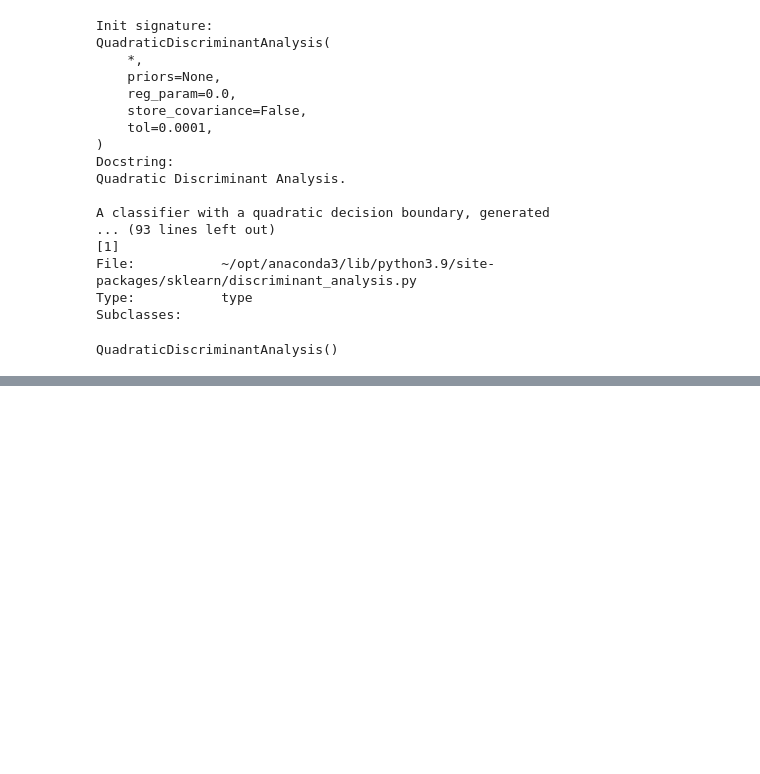
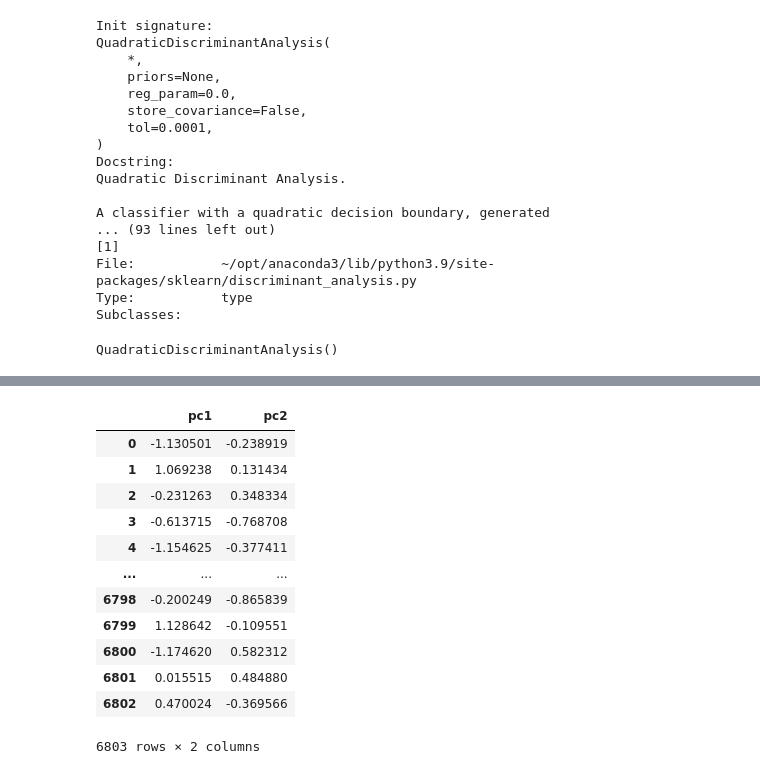
Before and after one commit to eric-martinet/Project7_SupervisedLearningNetflix, a Jupyter notebook: notebook/Netflix_QuadracticDiscriminantAnalysis.ipynb, the cells around one changed output, grey strips where cells are left out. Saved outputs shown, nothing was run; the diff lists cells and outputs as text; code cells hidden in the pictures; blank space fills up the shorter version.

```diff
--- a/notebook/Netflix_QuadracticDiscriminantAnalysis.ipynb
+++ b/notebook/Netflix_QuadracticDiscriminantAnalysis.ipynb
@@ -115,0 +114,25 @@ Confusion matrix
+# %%
+## Feature selection: PCA
+
+from sklearn.decomposition import PCA
+features = X
+
+pca = PCA(n_components=2)
+components = pca.fit_transform(X)
+
+pca_data = pd.DataFrame(data = components, columns = ['pc1', 'pc2'])
+pca_data
+# %% [output]
+|  | pc1 | pc2 |
+| 0 | -1.130501 | -0.238919 |
+| 1 | 1.069238 | 0.131434 |
+| 2 | -0.231263 | 0.348334 |
+| 3 | -0.613715 | -0.768708 |
+| 4 | -1.154625 | -0.377411 |
+| ... | ... | ... |
+| 6798 | -0.200249 | -0.865839 |
+| 6799 | 1.128642 | -0.109551 |
+| 6800 | -1.174620 | 0.582312 |
+| 6801 | 0.015515 | 0.484880 |
+| 6802 | 0.470024 | -0.369566 |
+6803 rows × 2 columns
```
Also changed, not shown: parts of 8 cells of this notebook, 8 other files.
